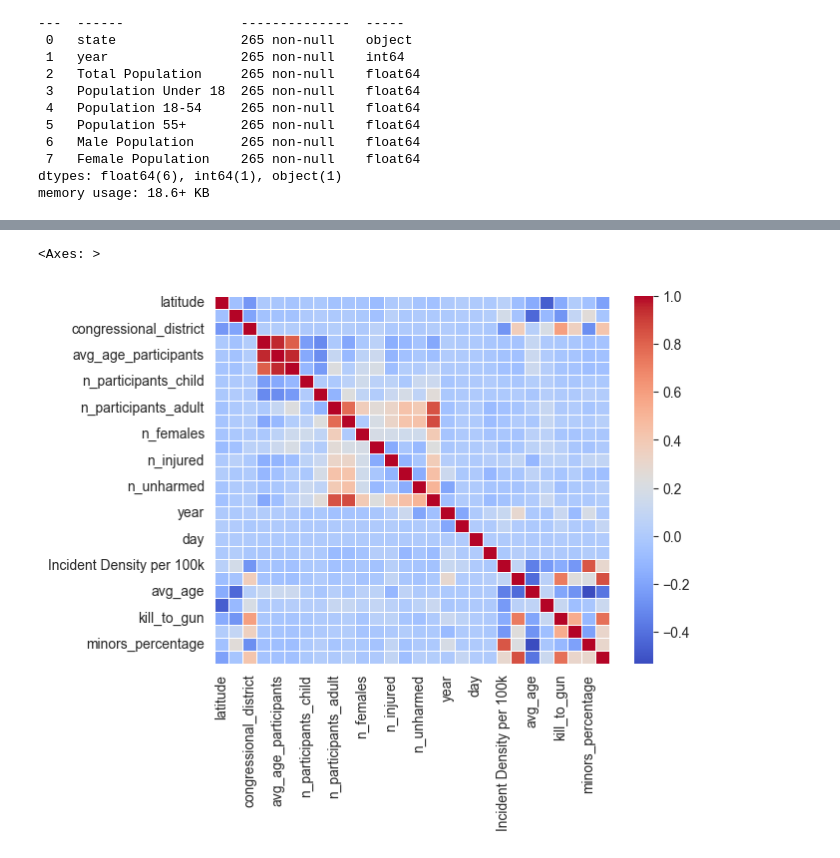
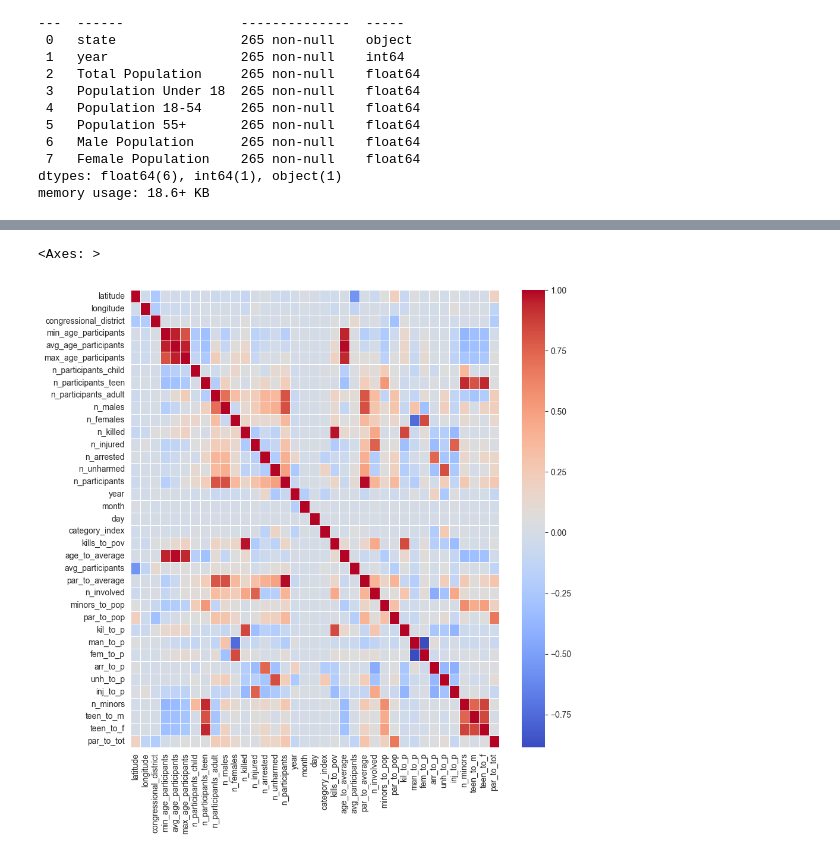
Before and after one commit to Alexthw46/DataMiningProject, a Jupyter notebook: TASK_1/data_preparation.ipynb, the cells around one changed output, grey strips where cells are left out. Cells and saved outputs as stored; diff of their text form; code cells hidden in the pictures.

```diff
--- a/TASK_1/data_preparation.ipynb
+++ b/TASK_1/data_preparation.ipynb
@@ -255,2 +359,5 @@ df = crime_to_poverty(df, df2)
 # %%
-df = average_age(df)
+df = num_minors(df)
+df = teen_to_m(df)
+df = teen_to_f(df)
+df = ratio_par_to_total(df)
@@ -259,2 +381,0 @@ df = average_participants(df)
-# %%
-df = kill_to_gun(df, df5)
@@ -279,2 +381,0 @@ See the caveats in the documentation: https://pandas.pydata.org/pandas-docs/stab
-# %%
-df = poverty_to_gun(df, df2, df5)
@@ -283,2 +381,0 @@ df = minors_percentage(df, df4)
-# %%
-df = incidents_to_win(df, df3)
@@ -319,7 +398,8 @@ df
 # %%
 correlation_matrix = df.select_dtypes(include='number').corr()
 
-sns.heatmap(correlation_matrix, annot=False, cmap='coolwarm', fmt='.2f', linewidths=.5, annot_kws={"size": 10})
+plt.figure(figsize=(10, 10))
+sns.heatmap(correlation_matrix, annot=False, cmap='coolwarm', fmt='.2f', linewidths=.5)
 # %% [output]
 <Axes: >
-[figure, old version]
+[figure, new version]
```
Also changed, not shown: parts of 30 cells of this notebook, 9 other files.
